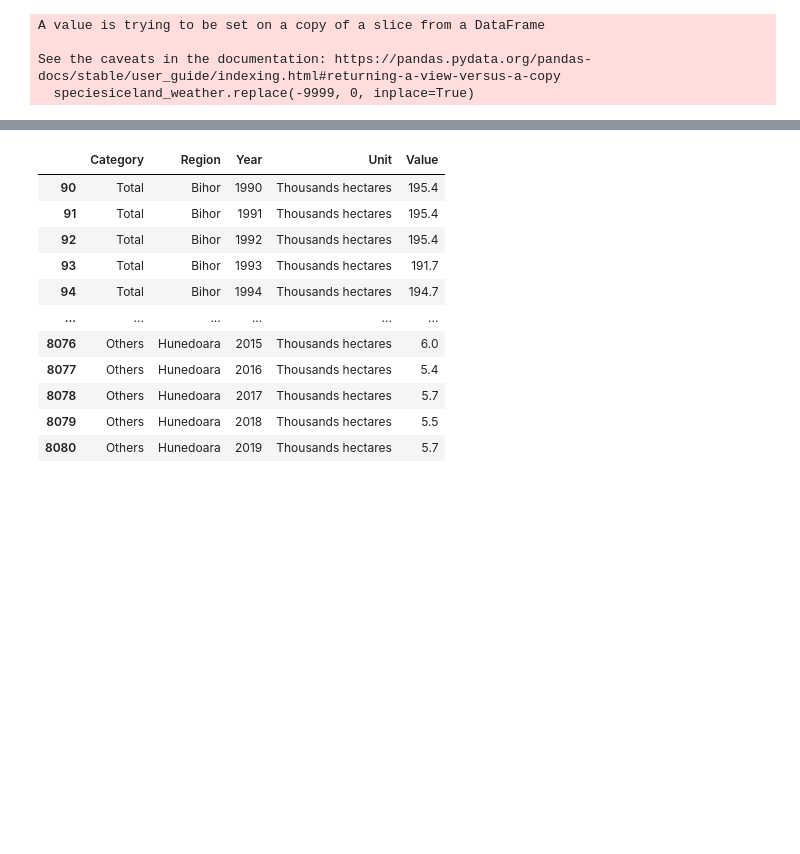
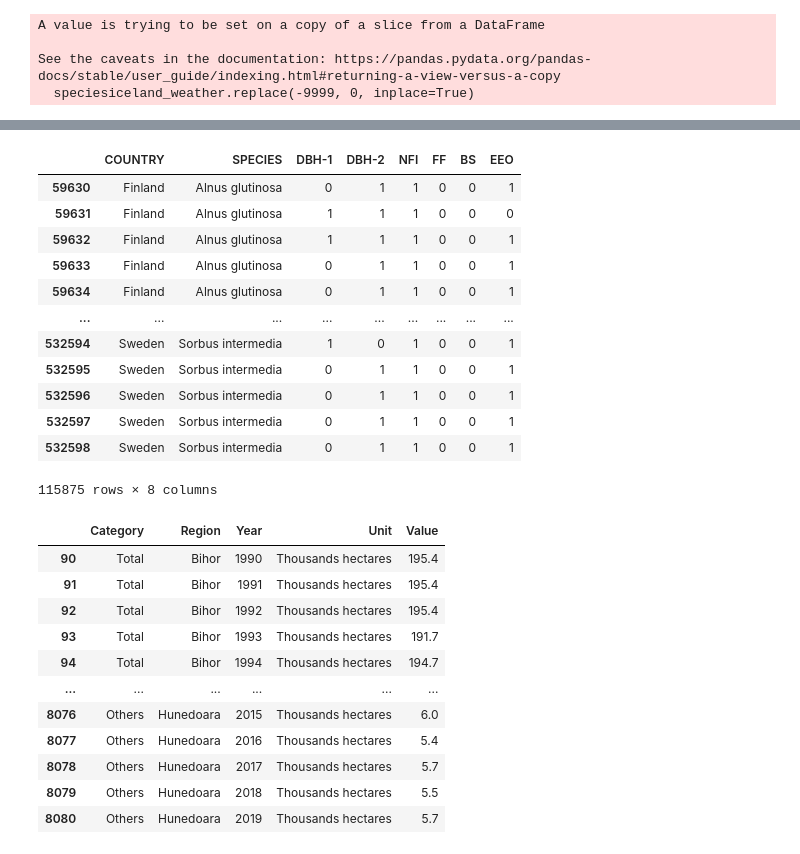
Before and after one commit to ehub-96/Google-DataAnalytics-Capstone, a Jupyter notebook: Data/Data Exploration.ipynb, the cells around one changed output, grey strips where cells are left out. Saved outputs shown, nothing was run; the diff lists cells and outputs as text; code cells hidden in the pictures; blank space fills up the shorter version.

```diff
--- a/Data/Data Exploration.ipynb
+++ b/Data/Data Exploration.ipynb
@@ -386,3 +486,21 @@ speciesiceland_weather
+# %%
+speciesiceland_weather = speciesiceland_weather[speciesiceland_weather["SPECIES"].isin(ArcticGenra)]
+# %%
+speciesiceland_weather
+# %% [output]
+|  | COUNTRY | SPECIES | DBH-1 | DBH-2 | NFI | FF | BS | EEO |
+| 59630 | Finland | Alnus glutinosa | 0 | 1 | 1 | 0 | 0 | 1 |
+| 59631 | Finland | Alnus glutinosa | 1 | 1 | 1 | 0 | 0 | 0 |
+| 59632 | Finland | Alnus glutinosa | 1 | 1 | 1 | 0 | 0 | 1 |
+| 59633 | Finland | Alnus glutinosa | 0 | 1 | 1 | 0 | 0 | 1 |
+| 59634 | Finland | Alnus glutinosa | 0 | 1 | 1 | 0 | 0 | 1 |
+| ... | ... | ... | ... | ... | ... | ... | ... | ... |
+| 532594 | Sweden | Sorbus intermedia | 1 | 0 | 1 | 0 | 0 | 1 |
+| 532595 | Sweden | Sorbus intermedia | 0 | 1 | 1 | 0 | 0 | 1 |
+| 532596 | Sweden | Sorbus intermedia | 0 | 1 | 1 | 0 | 0 | 1 |
+| 532597 | Sweden | Sorbus intermedia | 0 | 1 | 1 | 0 | 0 | 1 |
+| 532598 | Sweden | Sorbus intermedia | 0 | 1 | 1 | 0 | 0 | 1 |
+115875 rows × 8 columns
 # %%
 RomanianSubArtictRegionsDF
 # %% [output]
```
Also changed, not shown: parts of 15 cells of this notebook, 4 other files.
